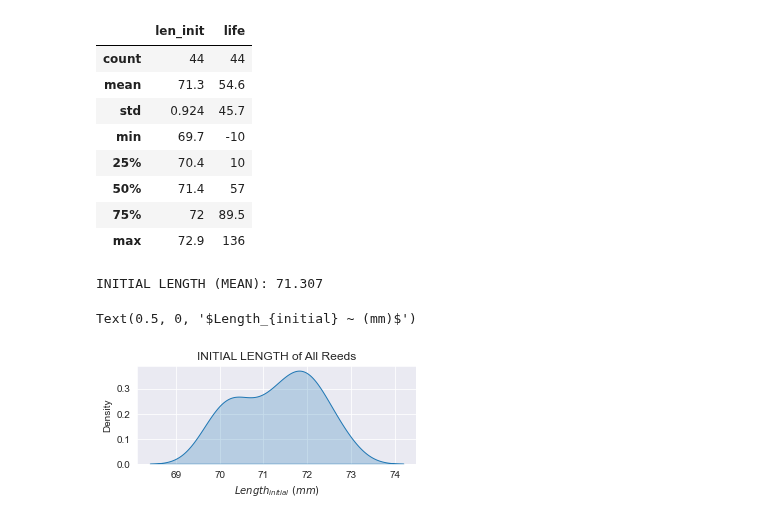
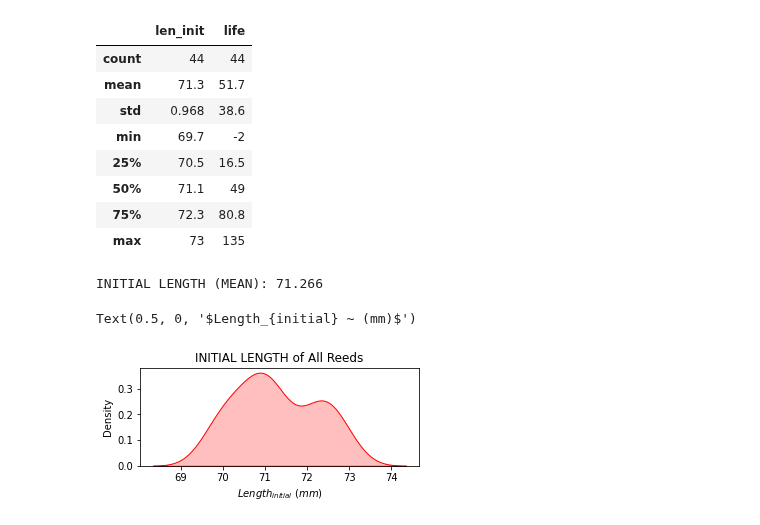
Before and after one commit to jsteinbecker/sars-cov-2, a Jupyter notebook: Reeds.ipynb, the cells around one changed output. Saved outputs shown, nothing was run; the diff lists cells and outputs as text; code cells hidden in the pictures.

```diff
--- a/Reeds.ipynb
+++ b/Reeds.ipynb
@@ -15,7 +15,7 @@ class Reed :
       "B" : "Blue",
       "PU" : "Purple",
       "PI" : "Pink",
-      "HAL" : "Halloween",
+      "EMP" : "Emperor",
       "BER" : "Berry",
       "MIN" : "Mint"
    }
@@ -146,29 +146,29 @@ JTS.df.describe().style.format("{:.3g}")
 # %% [output]
 |  | len_init | life |
 | count | 44 | 44 |
-| mean | 71.3 | 54.6 |
-| std | 0.924 | 45.7 |
-| min | 69.7 | -10 |
-| 25% | 70.4 | 10 |
-| 50% | 71.4 | 57 |
-| 75% | 72 | 89.5 |
-| max | 72.9 | 136 |
+| mean | 71.3 | 51.7 |
+| std | 0.968 | 38.6 |
+| min | 69.7 | -2 |
+| 25% | 70.5 | 16.5 |
+| 50% | 71.1 | 49 |
+| 75% | 72.3 | 80.8 |
+| max | 73 | 135 |
 # %%
 print(
     "INITIAL LENGTH (MEAN):", JTS.initLenAverage
     )
 # %% [output]
-INITIAL LENGTH (MEAN): 71.307
+INITIAL LENGTH (MEAN): 71.266
 # %%
 JTS.df.sort_values('date made')
 JTS.df['date made'] = JTS.df['date made'].astype('datetime64')
 # %%
 jts.snsFigSize(5,1.8)
-sns.kdeplot (x="len_init",data=JTS.df,shade=True)
+sns.kdeplot (x="len_init",data=JTS.df,shade=True, color='red')
 plt.title("INITIAL LENGTH of All Reeds")
 plt.xlabel("$Length_{initial} ~ (mm)$")
 # %% [output]
 Text(0.5, 0, '$Length_{initial} ~ (mm)$')
-[figure, old version]
+[figure, new version]
 # %%
 jts.snsFigSize(6,0.6)
```
Also changed, not shown: parts of 7 cells of this notebook, 12 other files.
